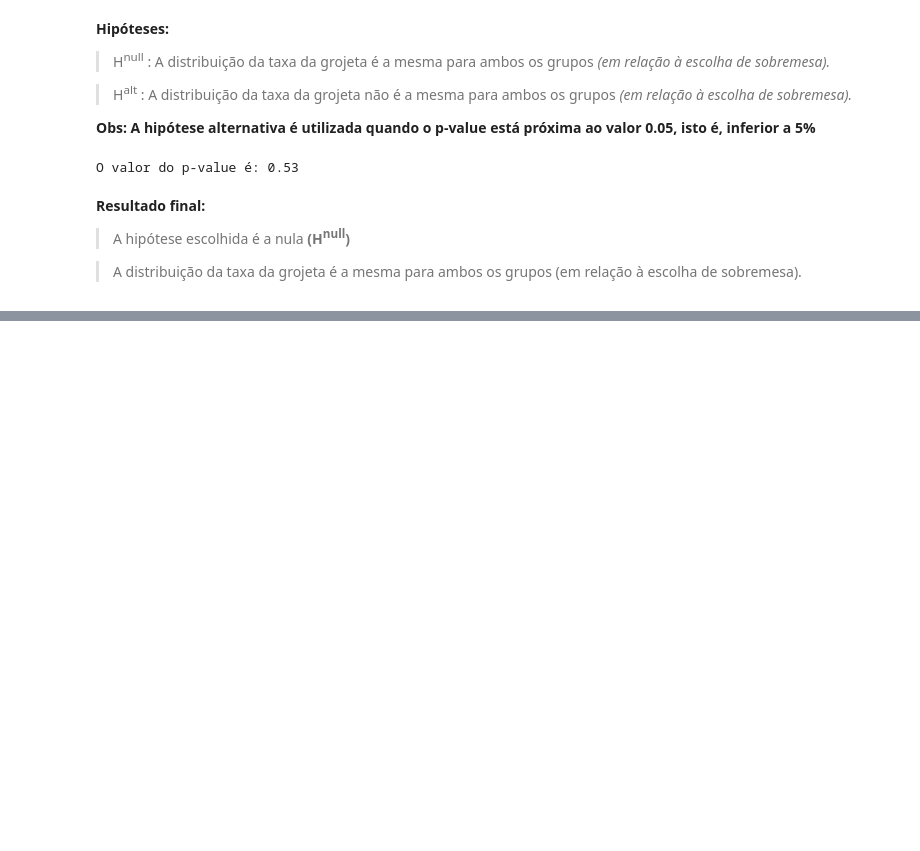
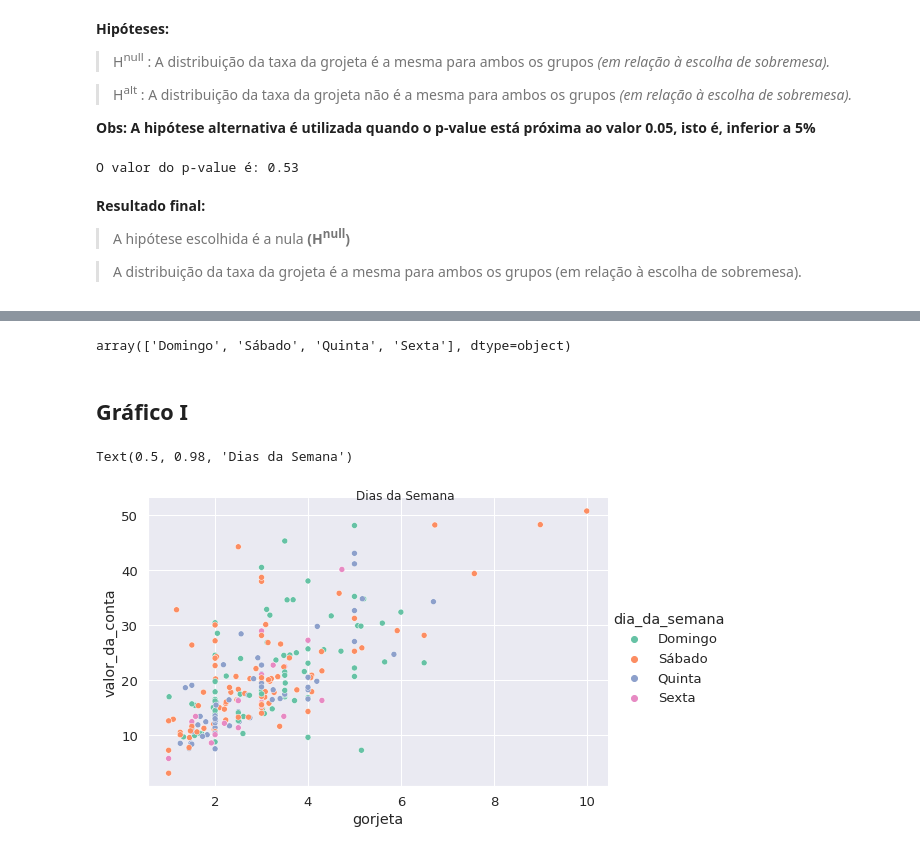
Before and after one commit to strawndri/data-visualization, a Jupyter notebook: Notebooks/Gorjetas.ipynb, the cells around one changed output, grey strips where cells are left out. Cells and saved outputs as stored; diff of their text form; code cells hidden in the pictures; blank space fills up the shorter version.

Commit message:
Dias da Semana - Gráficos

```diff
--- a/Notebooks/Gorjetas.ipynb
+++ b/Notebooks/Gorjetas.ipynb
@@ -309,0 +321,12 @@ O valor do p-value é: 0.53
+# %%
+gorjetas.dia_da_semana.unique()
+# %% [output]
+array(['Domingo', 'Sábado', 'Quinta', 'Sexta'], dtype=object)
+# %% [markdown]
+## Gráfico I
+# %%
+grafico_dias1 = sns.relplot(x='gorjeta', y='valor_da_conta', hue='dia_da_semana', data=gorjetas, aspect=1.5)
+grafico_dias1.figure.suptitle('Dias da Semana', fontsize=12)
+# %% [output]
+Text(0.5, 0.98, 'Dias da Semana')
+[figure, added]
```
Also changed, not shown: parts of 19 cells of this notebook.
